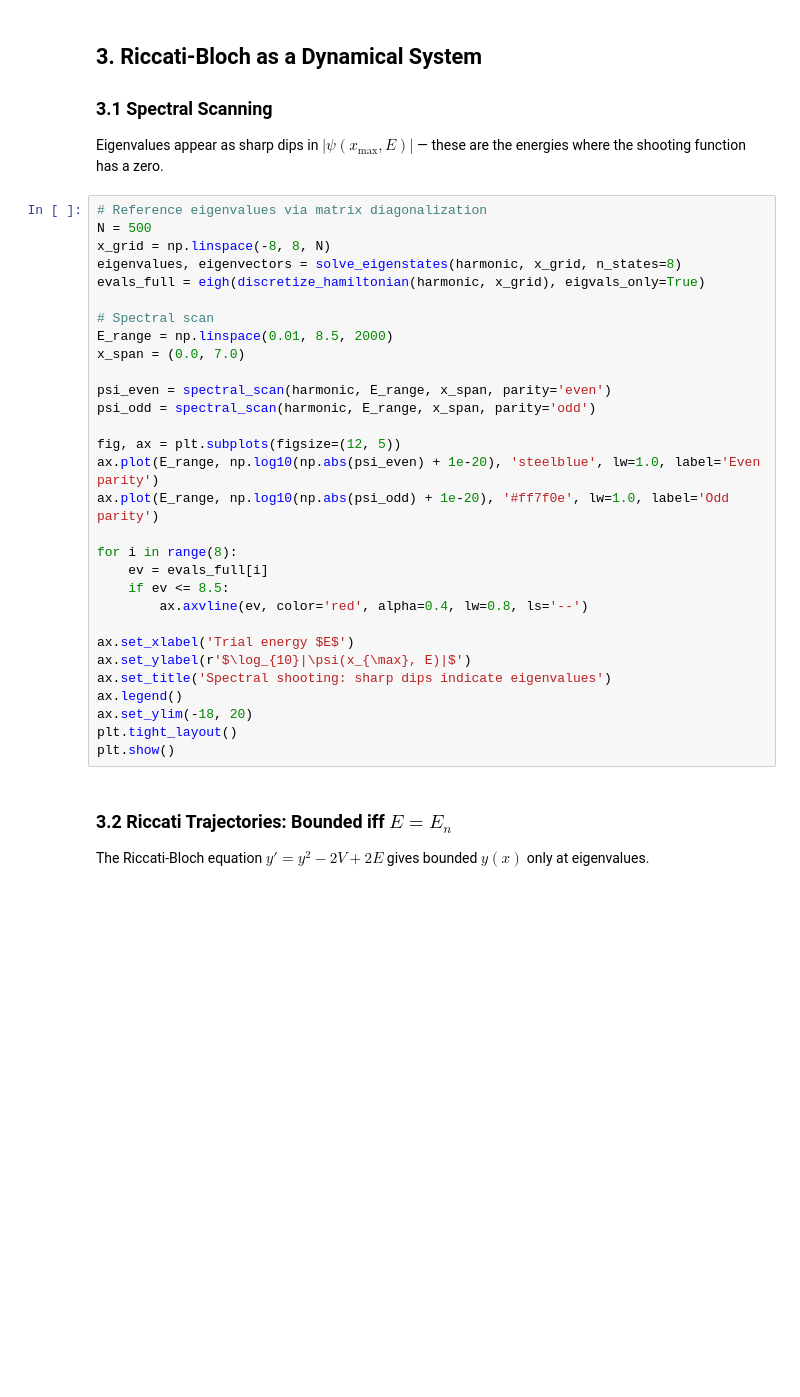
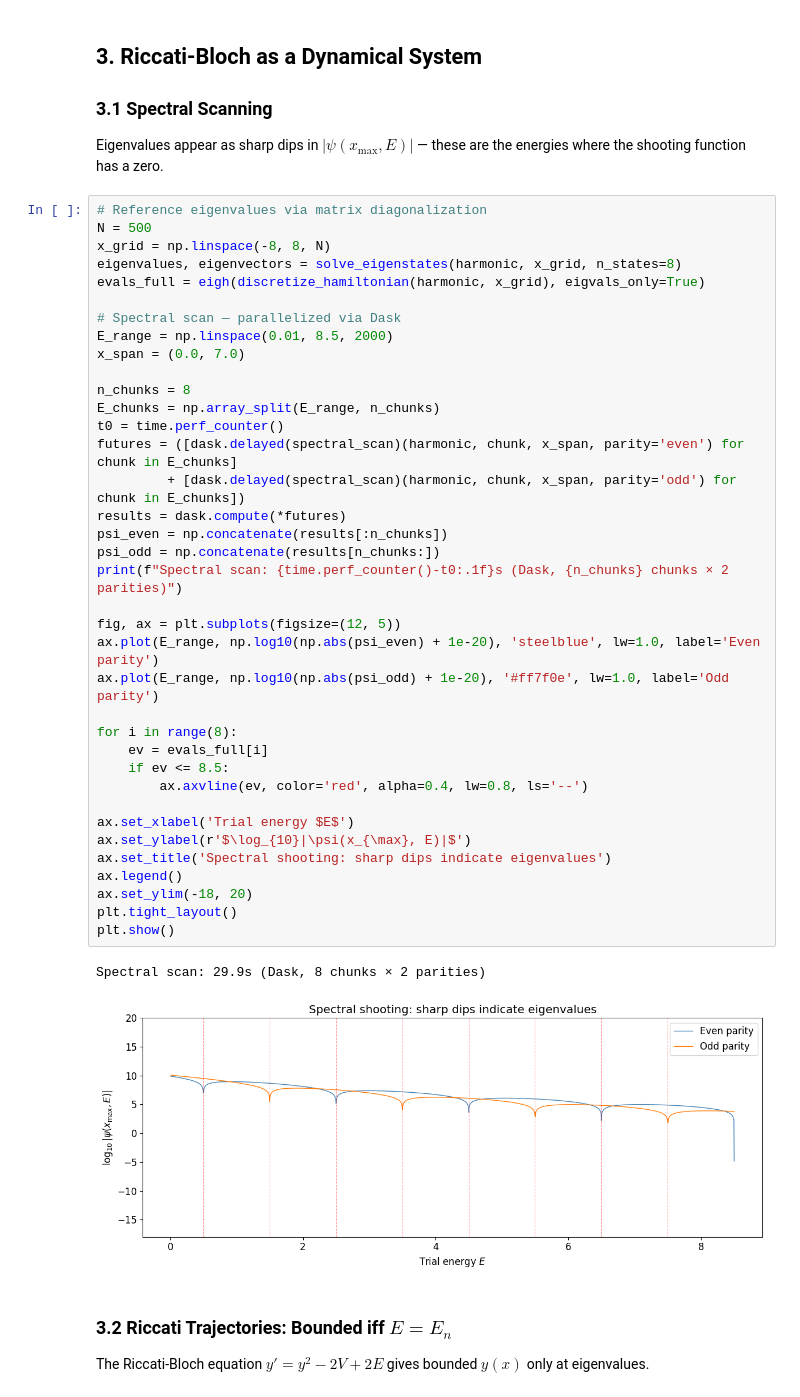
Before and after one commit to Keenan-M-Stone/Petrification, a Jupyter notebook: notebooks/turbiner_riccati_bloch.ipynb, the cells around one changed output. Cells and saved outputs as stored; diff of their text form; blank space fills up the shorter version.

```diff
--- a/notebooks/turbiner_riccati_bloch.ipynb
+++ b/notebooks/turbiner_riccati_bloch.ipynb
@@ -120,33 +132,43 @@ Eigenvalues appear as sharp dips in $|\psi(x_{\max}, E)|$ — these are the ener
 # %%
 # Reference eigenvalues via matrix diagonalization
 N = 500
 x_grid = np.linspace(-8, 8, N)
 eigenvalues, eigenvectors = solve_eigenstates(harmonic, x_grid, n_states=8)
 evals_full = eigh(discretize_hamiltonian(harmonic, x_grid), eigvals_only=True)
 
-# Spectral scan
+# Spectral scan — parallelized via Dask
 E_range = np.linspace(0.01, 8.5, 2000)
 x_span = (0.0, 7.0)
 
-psi_even = spectral_scan(harmonic, E_range, x_span, parity='even')
-psi_odd = spectral_scan(harmonic, E_range, x_span, parity='odd')
+n_chunks = 8
+E_chunks = np.array_split(E_range, n_chunks)
+t0 = time.perf_counter()
+futures = ([dask.delayed(spectral_scan)(harmonic, chunk, x_span, parity='even') for chunk in E_chunks]
+         + [dask.delayed(spectral_scan)(harmonic, chunk, x_span, parity='odd') for chunk in E_chunks])
+results = dask.compute(*futures)
+psi_even = np.concatenate(results[:n_chunks])
+psi_odd = np.concatenate(results[n_chunks:])
+print(f"Spectral scan: {time.perf_counter()-t0:.1f}s (Dask, {n_chunks} chunks × 2 parities)")
 
 fig, ax = plt.subplots(figsize=(12, 5))
 ax.plot(E_range, np.log10(np.abs(psi_even) + 1e-20), 'steelblue', lw=1.0, label='Even parity')
 ax.plot(E_range, np.log10(np.abs(psi_odd) + 1e-20), '#ff7f0e', lw=1.0, label='Odd parity')
 
 for i in range(8):
     ev = evals_full[i]
     if ev <= 8.5:
         ax.axvline(ev, color='red', alpha=0.4, lw=0.8, ls='--')
 
 ax.set_xlabel('Trial energy $E$')
 ax.set_ylabel(r'$\log_{10}|\psi(x_{\max}, E)|$')
 ax.set_title('Spectral shooting: sharp dips indicate eigenvalues')
 ax.legend()
 ax.set_ylim(-18, 20)
 plt.tight_layout()
 plt.show()
+# %% [output]
+Spectral scan: 29.9s (Dask, 8 chunks × 2 parities)
+[figure, added]
 # %% [markdown]
 ### 3.2 Riccati Trajectories: Bounded iff $E = E_n$
 
```
Also changed, not shown: parts of 15 cells of this notebook, 12 other files.
